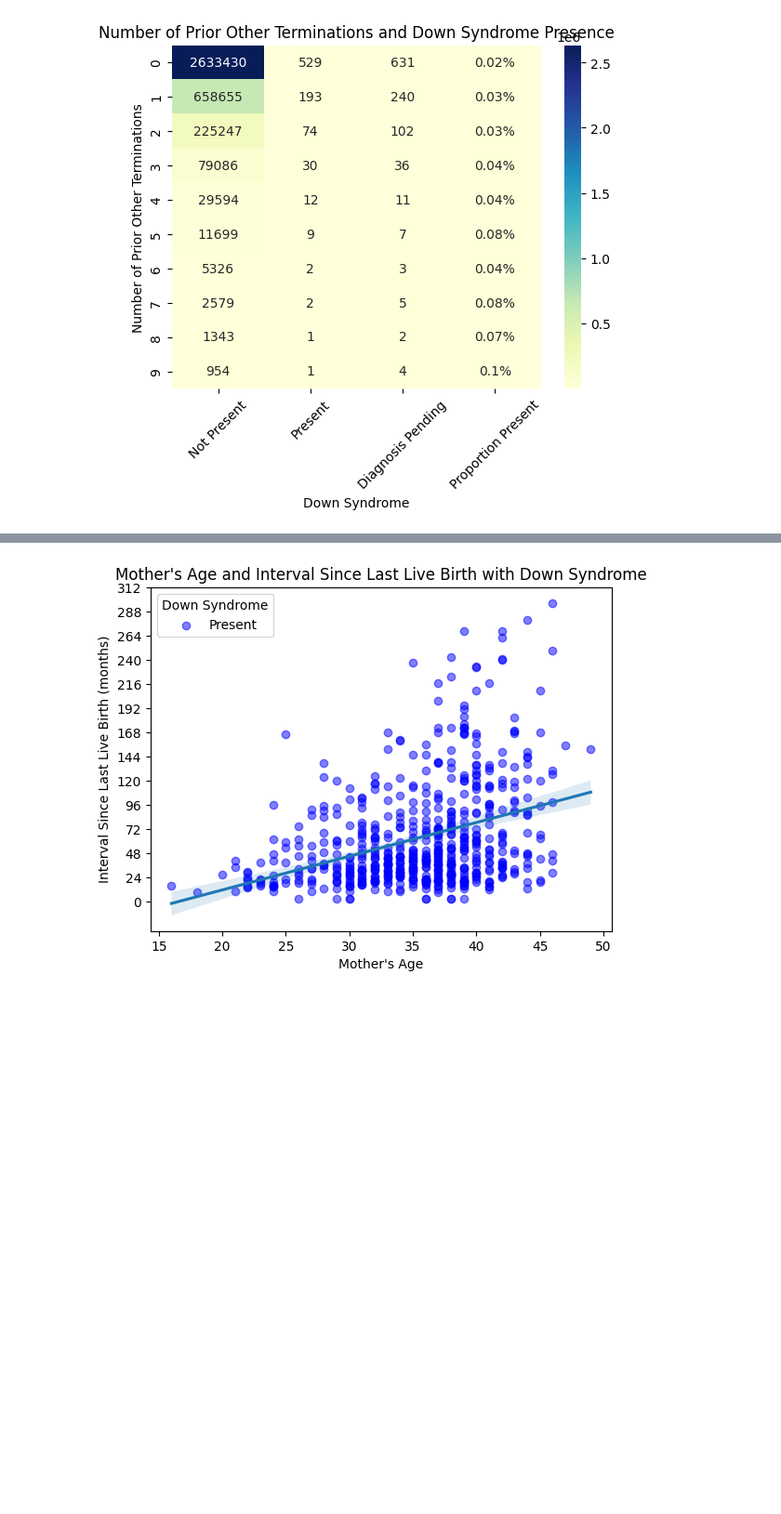
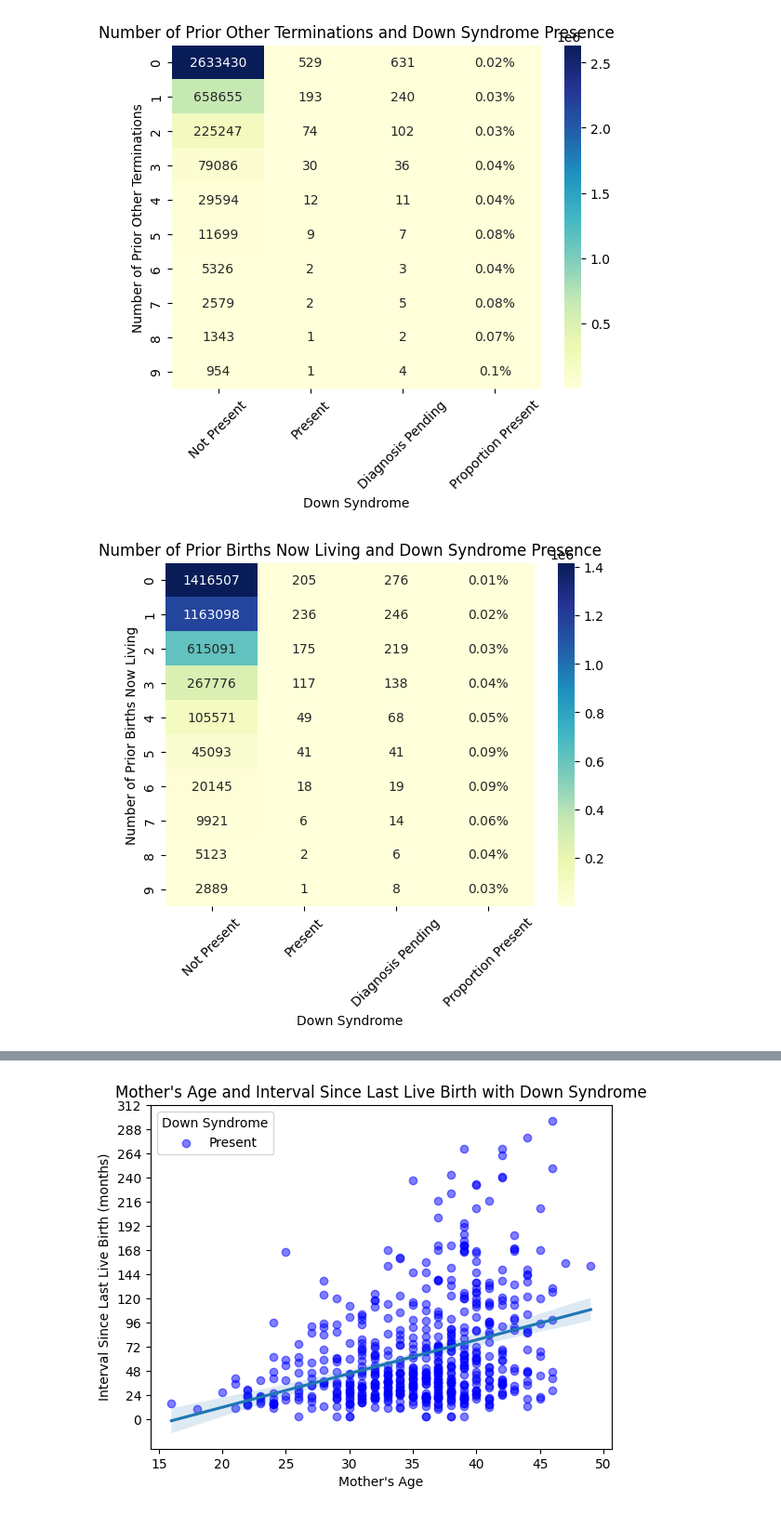
Before and after one commit to shroommu/natality-stats, a Jupyter notebook: dev/notebooks/exploratory/down_syndrome/02_data_exploration.ipynb, the cells around one changed output, grey strips where cells are left out. Shown at 93% size. Cells and saved outputs as stored; diff of their text form; code cells hidden in the pictures; blank space fills up the shorter version.

```diff
--- a/dev/notebooks/exploratory/down_syndrome/02_data_exploration.ipynb
+++ b/dev/notebooks/exploratory/down_syndrome/02_data_exploration.ipynb
@@ -576,3 +630,45 @@ prior_other_terminations_cross_tab_ax.set_ylabel("Number of Prior Other Terminat
 plt.show()
 # %% [output]
 [figure]
+# %%
+prior_births_now_living_cross_tab = pd.crosstab(
+    df["prior_births_now_living"].dropna(), df["target"]
+)
+prior_births_now_living_cross_tab["proportion"] = (
+    round(
+        prior_births_now_living_cross_tab[1].astype(float)
+        / (
+            prior_births_now_living_cross_tab[0]
+            + prior_births_now_living_cross_tab[1]
+            + prior_births_now_living_cross_tab[2]
+        ),
+        4,
+    )
+    * 100
+)
+
+annotation_matrix = prior_births_now_living_cross_tab.iloc[0:10, :].copy()
+annotation_matrix[0:2] = annotation_matrix[0:2].astype(int)
+annotation_matrix["proportion"] = round(
+    prior_births_now_living_cross_tab["proportion"], 2
+)
+annotation_matrix["proportion"] = annotation_matrix["proportion"].astype(str) + "%"
+
+prior_births_now_living_cross_tab_ax = sns.heatmap(
+    prior_births_now_living_cross_tab.iloc[0:10, :],
+    cmap="YlGnBu",
+    annot=annotation_matrix.values,
+    fmt="",
+)
+prior_births_now_living_cross_tab_ax.set_title(
+    "Number of Prior Births Now Living and Down Syndrome Presence"
+)
+prior_births_now_living_cross_tab_ax.set_xlabel("Down Syndrome")
+prior_births_now_living_cross_tab_ax.set_xticklabels(
+    ["Not Present", "Present", "Diagnosis Pending", "Proportion Present"], rotation=45
+)
+prior_births_now_living_cross_tab_ax.set_ylabel("Number of Prior Births Now Living")
+
+plt.show()
+# %% [output]
+[figure, added]
```
Also changed, not shown: parts of 10 cells of this notebook.
